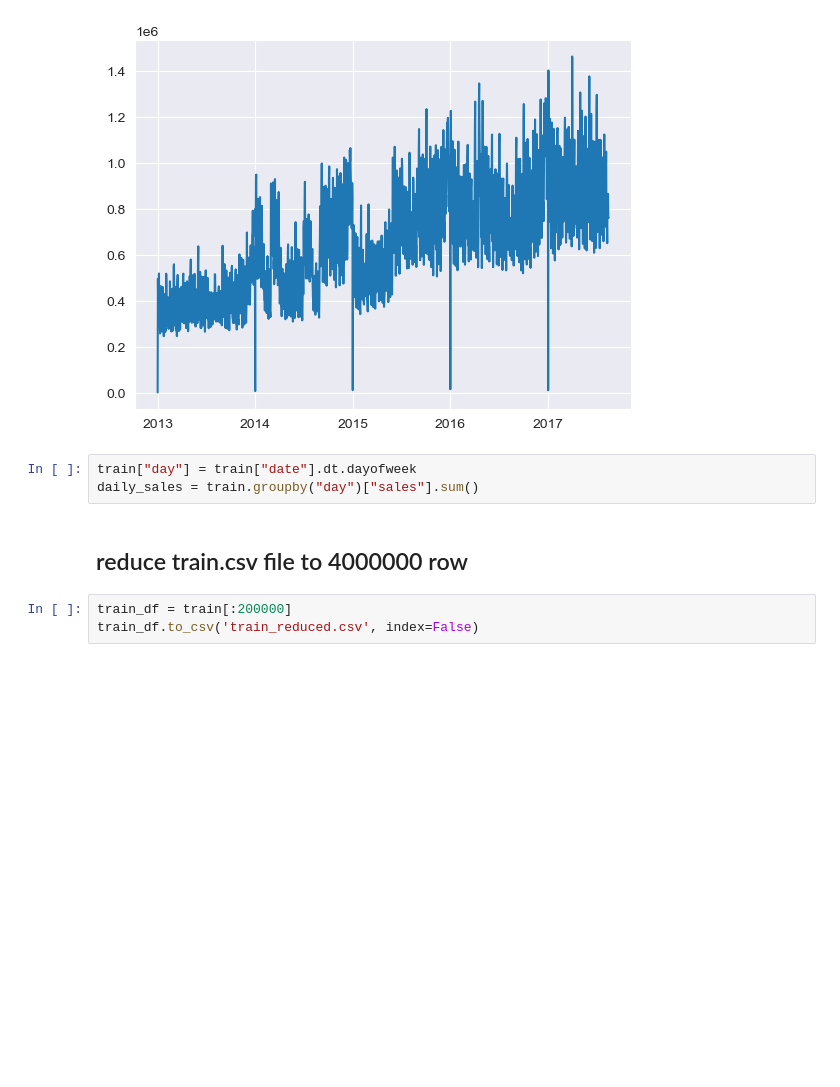
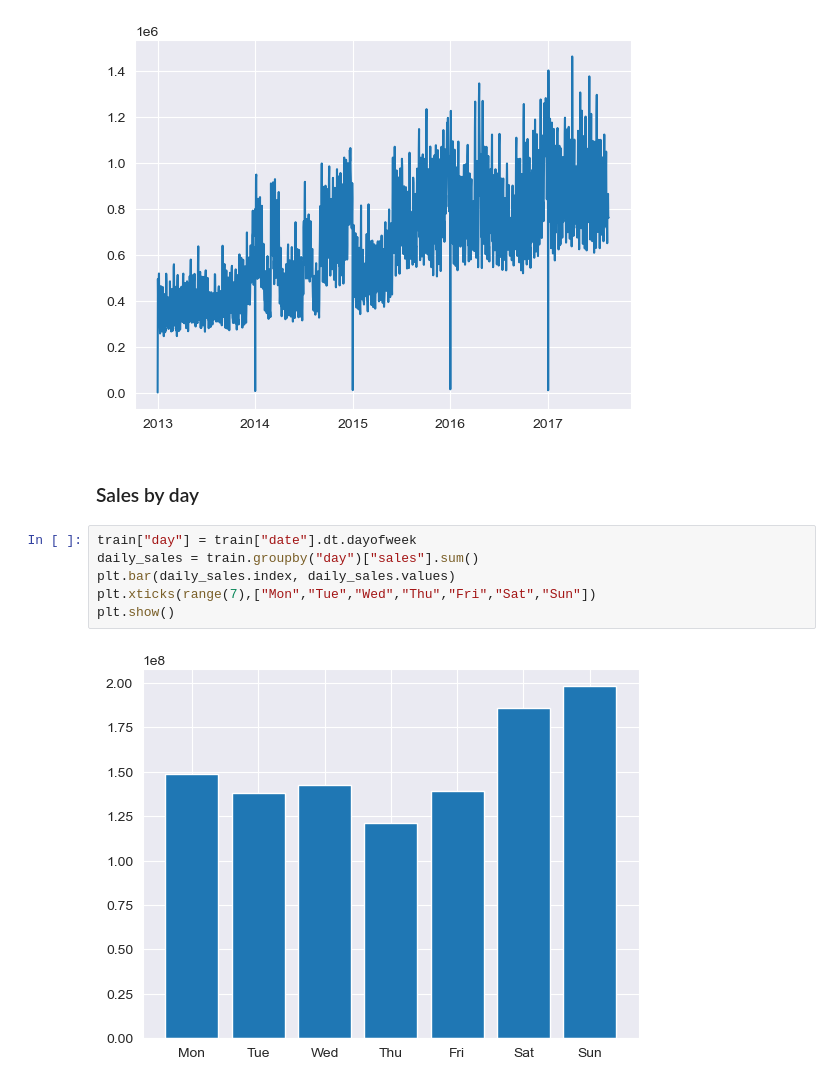
Before and after one commit to faris-agour/Store-Sales-Time-Series-Forecasting, a Jupyter notebook: project.ipynb, the cells around one changed output. Drawn from its saved outputs; the diff is of its cells as text; blank space fills up the shorter version.

```diff
--- a/project.ipynb
+++ b/project.ipynb
@@ -191,11 +191,13 @@ plt.plot(sales_over_time)
 plt.show()
 # %% [output]
 [figure]
+# %% [markdown]
+### Sales by day
 # %%
 train["day"] = train["date"].dt.dayofweek
 daily_sales = train.groupby("day")["sales"].sum()
+plt.bar(daily_sales.index, daily_sales.values)
+plt.xticks(range(7),["Mon","Tue","Wed","Thu","Fri","Sat","Sun"])
+plt.show()
+# %% [output]
+[figure, added]
-# %% [markdown]
-## reduce train.csv file to 4000000 row
-# %%
-train_df = train[:200000]
-train_df.to_csv('train_reduced.csv', index=False)
```
Also changed, not shown: parts of 27 cells of this notebook.
